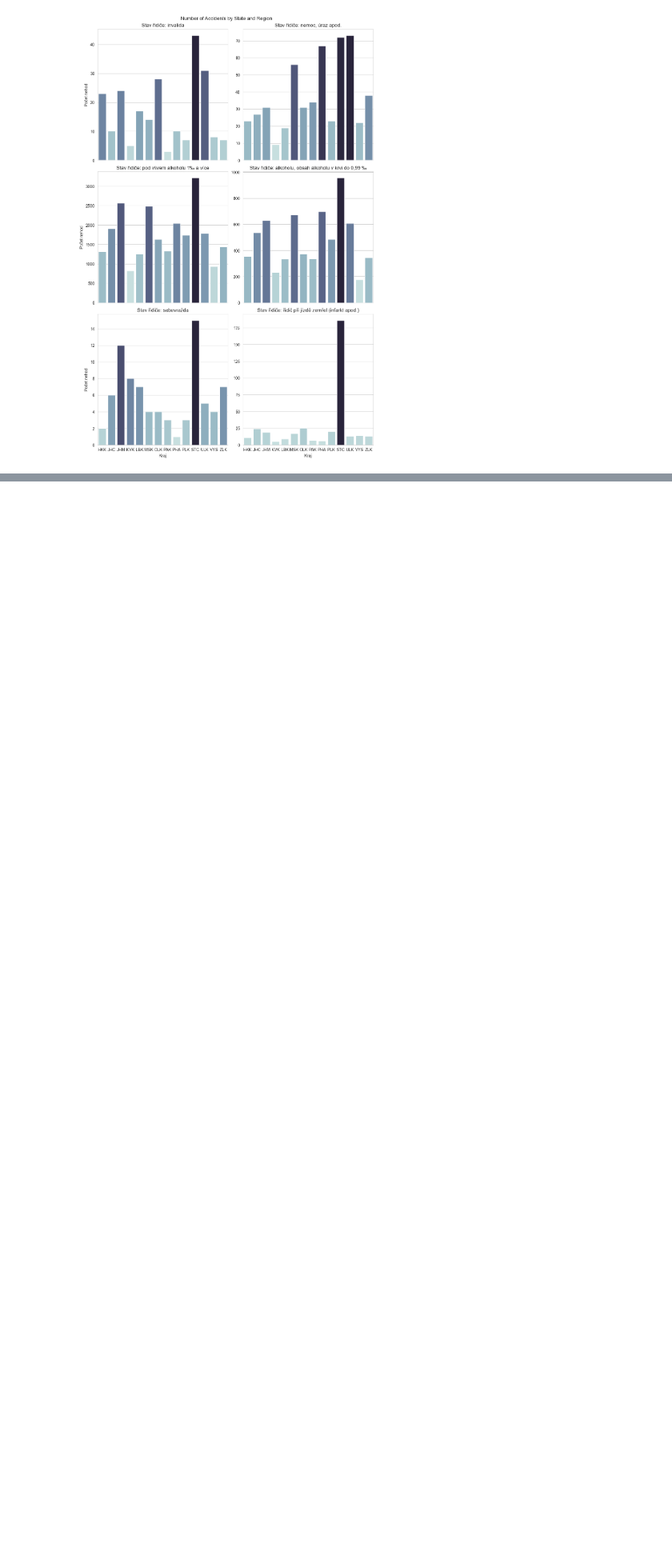
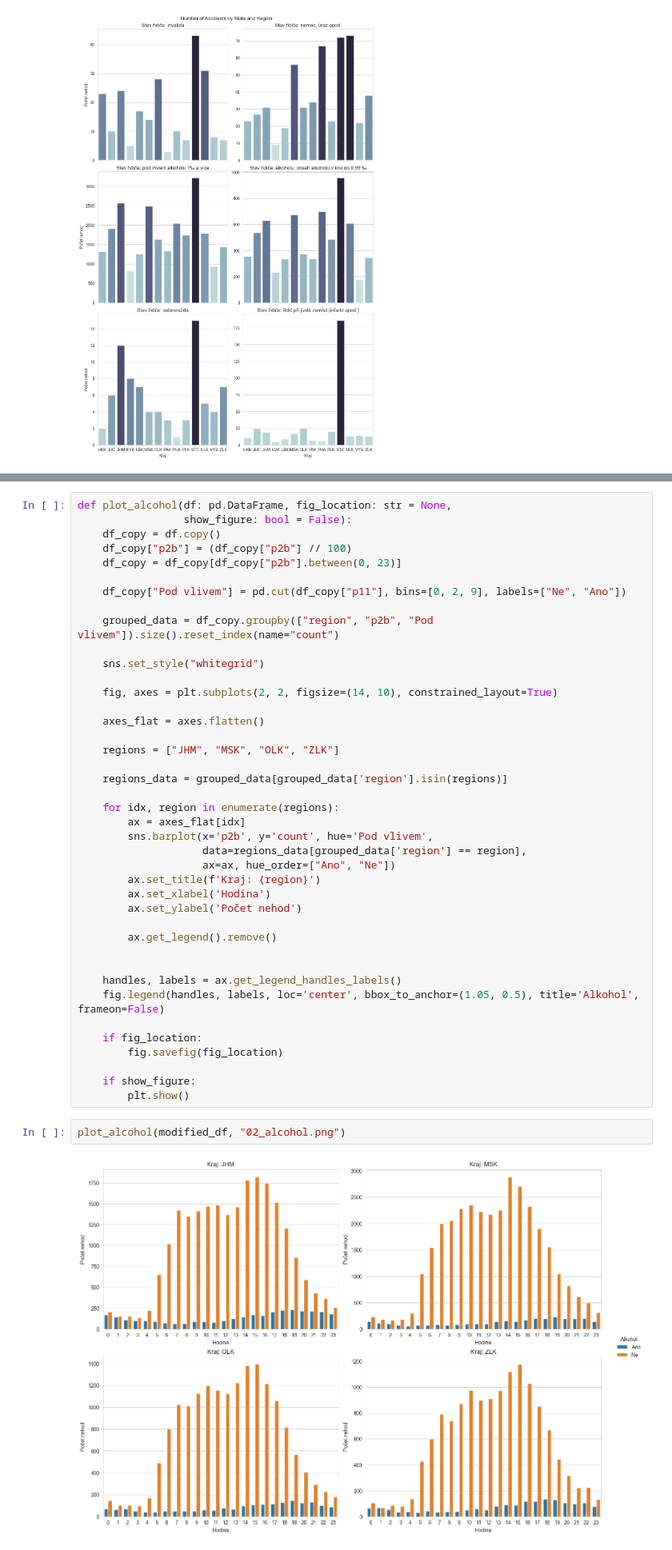
Before and after one commit to lukasvecerka23/izv-project, a Jupyter notebook: izv-part02/solution.ipynb, the cells around one changed output, grey strips where cells are left out. Shown: that part at 80% size. Saved outputs shown, nothing was run; the diff lists cells and outputs as text; blank space fills up the shorter version.

```diff
--- a/izv-part02/solution.ipynb
+++ b/izv-part02/solution.ipynb
@@ -198,0 +202,45 @@ plot_state(modified_df, "01_state.png")
+# %%
+def plot_alcohol(df: pd.DataFrame, fig_location: str = None,
+                 show_figure: bool = False):
+    df_copy = df.copy()
+    df_copy["p2b"] = (df_copy["p2b"] // 100)
+    df_copy = df_copy[df_copy["p2b"].between(0, 23)]
+
+    df_copy["Pod vlivem"] = pd.cut(df_copy["p11"], bins=[0, 2, 9], labels=["Ne", "Ano"])
+
+    grouped_data = df_copy.groupby(["region", "p2b", "Pod vlivem"]).size().reset_index(name="count")
+
+    sns.set_style("whitegrid")
+
+    fig, axes = plt.subplots(2, 2, figsize=(14, 10), constrained_layout=True)
+
+    axes_flat = axes.flatten()
+
+    regions = ["JHM", "MSK", "OLK", "ZLK"]
+
+    regions_data = grouped_data[grouped_data['region'].isin(regions)]
+
+    for idx, region in enumerate(regions):
+        ax = axes_flat[idx]
+        sns.barplot(x='p2b', y='count', hue='Pod vlivem',
+                    data=regions_data[grouped_data['region'] == region],
+                    ax=ax, hue_order=["Ano", "Ne"])
+        ax.set_title(f'Kraj: {region}')
+        ax.set_xlabel('Hodina')
+        ax.set_ylabel('Počet nehod')
+
+        ax.get_legend().remove()
+
+
+    handles, labels = ax.get_legend_handles_labels()
+    fig.legend(handles, labels, loc='center', bbox_to_anchor=(1.05, 0.5), title='Alkohol', frameon=False)
+
+    if fig_location:
+        fig.savefig(fig_location)
+
+    if show_figure:
+        plt.show()
+# %%
+plot_alcohol(modified_df, "02_alcohol.png")
+# %% [output]
+[figure, added]
```
Also changed, not shown: parts of 5 cells of this notebook, 1 other file.
